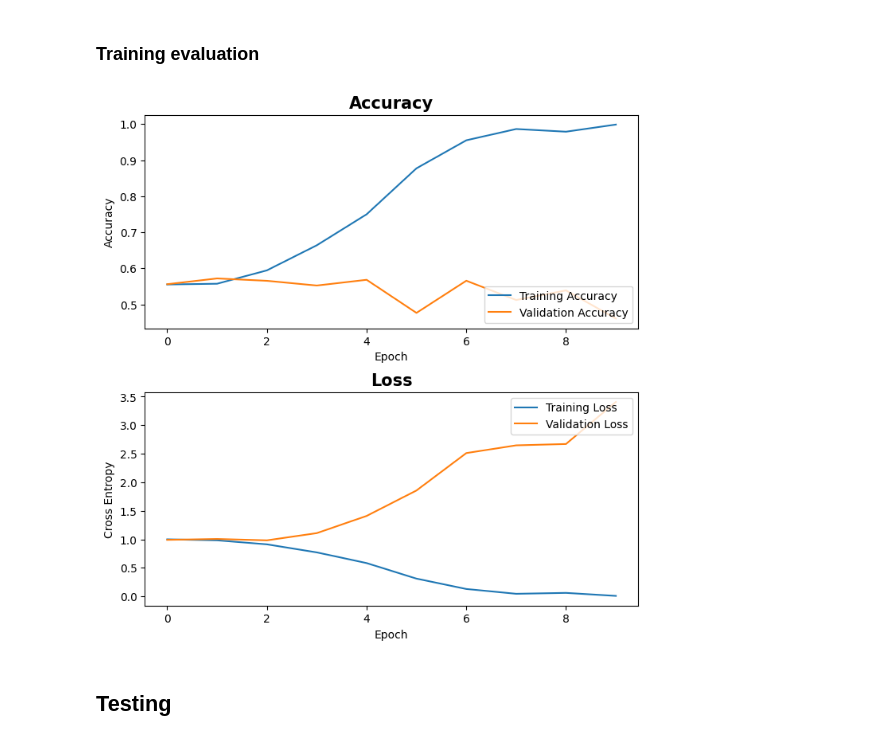
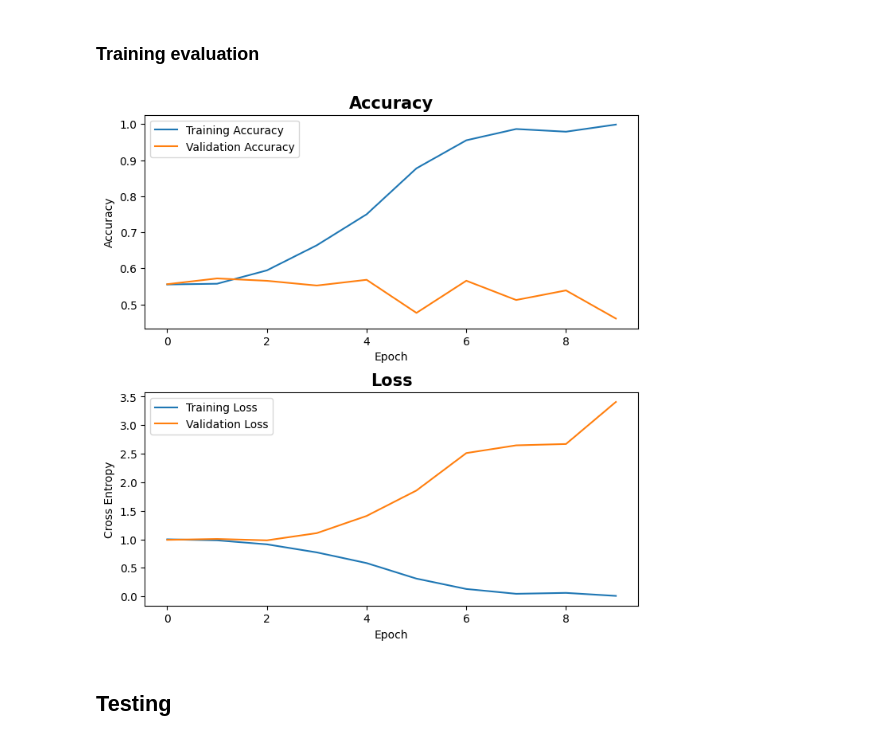
Before and after one commit to gacaam/Brain-MRI-Classification, a Jupyter notebook: CNN/NEW_DATA/CNN_1-d04.ipynb, the cells around one changed output. Cells and saved outputs as stored; diff of their text form; code cells hidden in the pictures.

```diff
--- a/CNN/NEW_DATA/CNN_1-d04.ipynb
+++ b/CNN/NEW_DATA/CNN_1-d04.ipynb
@@ -167,37 +167,38 @@ Reached 99% accuracy, cancelling training
 # %%
 plt.figure(figsize=(8, 8))
 
 # training and validation accuracy
 acc = history.history['accuracy']
 val_acc = history.history['val_accuracy']
 
 plt.subplot(2, 1, 1)
 plt.plot(acc, label='Training Accuracy')
 plt.plot(val_acc, label='Validation Accuracy')
-plt.legend(loc='lower right')
+plt.legend(loc='upper left')
 plt.ylabel('Accuracy')
 plt.xlabel('Epoch')
 # plt.ylim([min(plt.ylim()),1])
 plt.title('Accuracy', size=15, fontweight='bold')
+plt.savefig('akurasi_cnn1.png')
 
 # training and validation loss
 loss = history.history['loss']
 val_loss = history.history['val_loss']
 
 plt.subplot(2, 1, 2)
 plt.plot(loss, label='Training Loss')
 plt.plot(val_loss, label='Validation Loss')
-plt.legend(loc='upper right')
+plt.legend(loc='upper left')
 plt.ylabel('Cross Entropy')
 plt.xlabel('Epoch')
 # plt.ylim([0,1.0])
 plt.title('Loss', size=15, fontweight='bold')
-
+plt.savefig('loss_cnn1.png')
 
 plt.subplots_adjust(hspace=0.3)
 plt.show()
 # %% [output]
-[figure, old version]
+[figure, new version]
 # %% [markdown]
 ## Testing
 # %%
```
Also changed, not shown: parts of 3 cells of this notebook, 1 other file.
